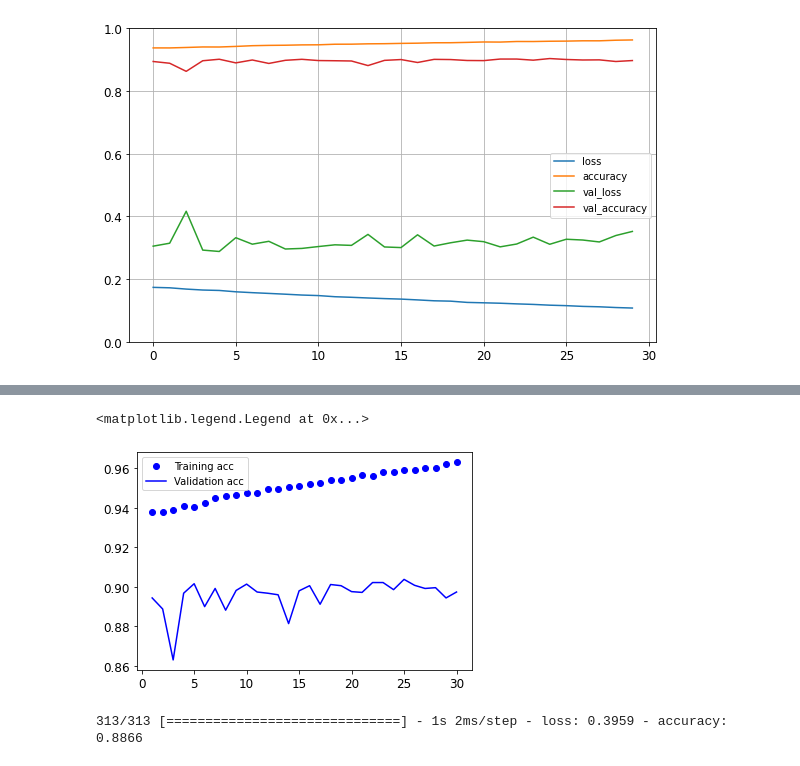
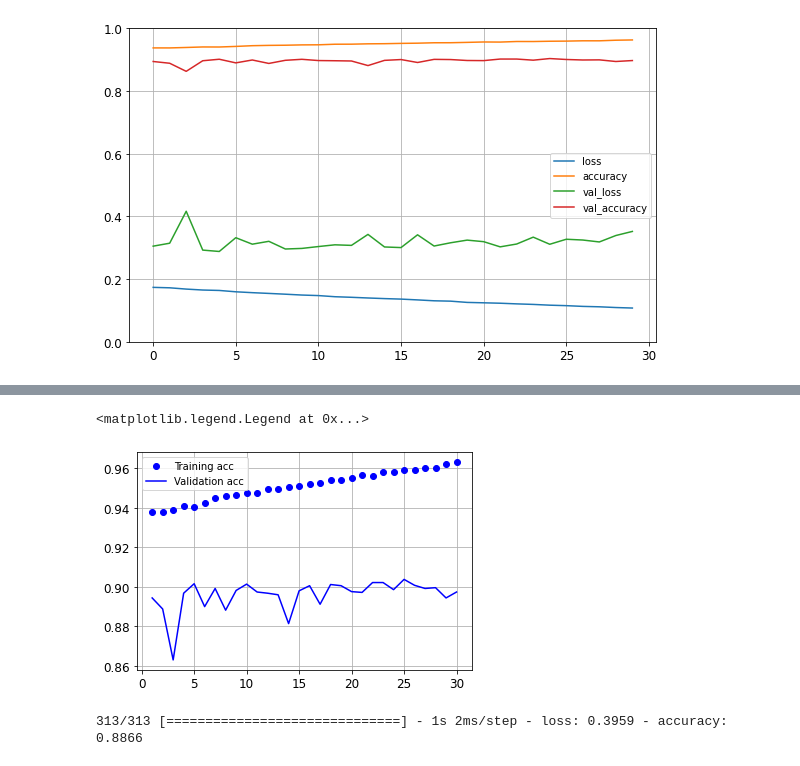
Before and after one commit to SoMuchSerenity/Deep-Learning, a Jupyter notebook: 10_neural_nets_with_keras.ipynb, the cells around one changed output, grey strips where cells are left out. Cells and saved outputs as stored; diff of their text form; code cells hidden in the pictures.

```diff
--- a/10_neural_nets_with_keras.ipynb
+++ b/10_neural_nets_with_keras.ipynb
@@ -500,12 +505,13 @@ plt.legend()
 # %%
 acc = history.history['accuracy']
 val_acc = history.history['val_accuracy']
 plt.plot(epochs,acc,'bo',label = 'Training acc')
 plt.plot(epochs,val_acc,'b',label = 'Validation acc')
+plt.grid(True)
 plt.legend()
 # %% [output]
 <matplotlib.legend.Legend at 0x...>
-[figure, old version]
+[figure, new version]
 # %%
 model.evaluate(X_test, y_test)
 # %% [output]
```
Also changed, not shown: parts of 2 cells of this notebook.
